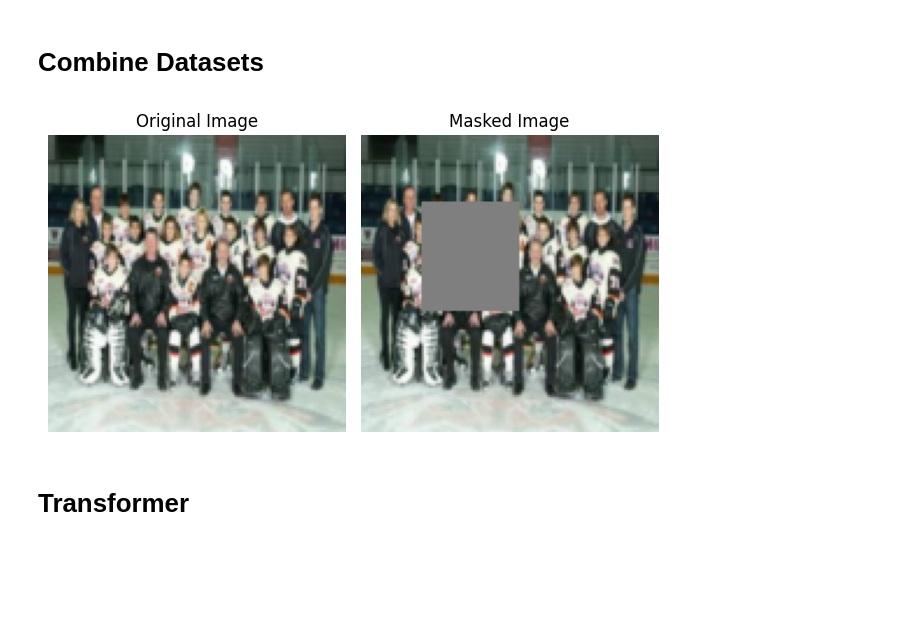
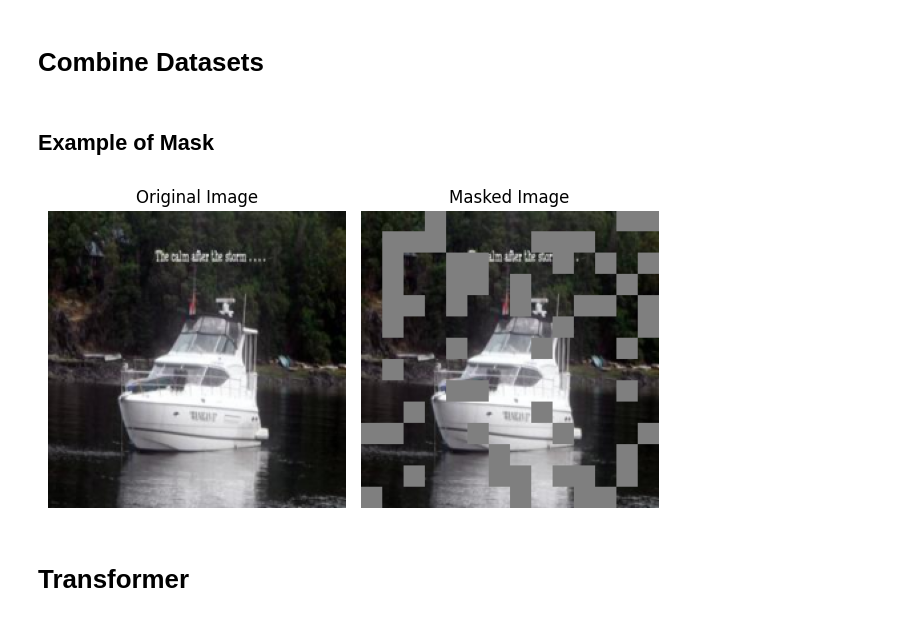
Before and after one commit to ragibglv/Image-Inpainting-YZV-302E, a Jupyter notebook: Project.ipynb, the cells around one changed output. Saved outputs shown, nothing was run; the diff lists cells and outputs as text; code cells hidden in the pictures; blank space fills up the shorter version.

Commit message:
Update Masking algorithm and first try for Transformer

```diff
--- a/Project.ipynb
+++ b/Project.ipynb
@@ -31,44 +38,55 @@ def split_data(data, train_ratio = 0.8, valid_ratio = 0.1):
     return train_dataset, valid_dataset, test_dataset
 # %%
 transform_image = transforms.Compose([
-    transforms.Resize((128, 128)),
+    transforms.Resize((224, 224)),
     transforms.ToTensor(),
     transforms.Normalize(mean=[0.5, 0.5, 0.5], std=[0.5, 0.5, 0.5])
 ])
 # %%
 class Custom_Dataset(Dataset):
-    def __init__(self, dataset, transform = transform_image, mask_prob = 0.7):
+    def __init__(self, dataset, transform = transform_image, mask_prob = 0.3, patch_size = 16):
         self.dataset = dataset
         self.transform = transform
-        self.mask_prob = mask_prob
-
+        self.mask_prob = mask_prob  # Probability of the masking an image
+        self.patch_size = patch_size
     def __len__(self):
         return(len(self.dataset))
 
     def __getitem__(self, index):
         image = self.dataset[index][0]
 
-        if self.transform:
-            image = self.transform(image)
+        image = self.transform(image)
 
-        masked_image = self.create_mask(image)
+        masked_image, mask = self.create_mask(image)
 
-        return image, masked_image
+        return image, masked_image, mask
 
 
     def create_mask(self, image):
         masked_image = image.clone()
         random.seed = 1773
-        mask_size_h = random.randint(image.shape[1]/4, image.shape[1]/2)
-        mask_size_w = random.randint(image.shape[1]/4, image.shape[1]/2)
+        _, height, width = image.shape
 
-        if random.random() < self.mask_prob:
-            mask_position_h = random.randint(0, image.shape[1] - mask_size_h)
-            mask_position_w = random.randint(0, image.shape[2] - mask_size_w)
-            masked_image[:, mask_position_h: mask_position_h + mask_size_h,
-                         mask_position_w: mask_position_w + mask_size_w] = 0
+        # Calculate the number of patches
+        num_patches_h = height // self.patch_size
+        num_patches_w = width // self.patch_size
 
-        return masked_image
+
+        # An array shape like image
+        # True for positions of the mask
+        # False for rest of the array
+        mask = torch.zeros((num_patches_h * num_patches_w), dtype=torch.bool)
+
+        for i in range(num_patches_h):
+            for j in range(num_patches_w):
+                if random.random() < self.mask_prob:
+                    x_min, x_max = i * self.patch_size,  (i+1) * self.patch_size
+                    y_min, y_max = j * self.patch_size,  (j+1) * self.patch_size
+
+                    masked_image[:, x_min:x_max, y_min:y_max] = 0
+                    mask[i * num_patches_w + j] = True
+
+        return masked_image, mask
 # %%
 dataset1 = datasets.ImageFolder(
     root = r"C:\Users\user\Desktop\Datasets_for_Projects\celeba",
@@ -90,30 +108,32 @@ batch_size = 16
 train_loader = DataLoader(train_dataset, batch_size=batch_size, shuffle=True)
 valid_loader = DataLoader(valid_dataset, batch_size=batch_size, shuffle=False)
 test_loader = DataLoader(test_dataset, batch_size=batch_size, shuffle=False)
+# %% [markdown]
+## Example of Mask
 # %%
 def unnormalize_and_convert(image):
     image = image.permute(1, 2, 0).cpu().numpy()
     image = (image * 0.5) + 0.5
     image = np.clip(image, 0, 1)
     return image
 
-original_image, masked_image = train_dataset[random.randint(0,2000)]
+original_image, masked_image, mask = train_dataset[random.randint(0,2000)]
 
 plt.figure()
 
 plt.subplot(1, 2, 1)
 plt.title("Original Image")
 plt.imshow(unnormalize_and_convert(original_image))
 plt.axis('off')
 
 plt.subplot(1, 2, 2)
 plt.title("Masked Image")
 plt.imshow(unnormalize_and_convert(masked_image))
 plt.axis('off')
 
 plt.tight_layout()
 plt.show()
 # %% [output]
-[figure, old version]
+[figure, new version]
 # %% [markdown]
 # Transformer
```
Also changed, not shown: parts of 6 cells of this notebook.
